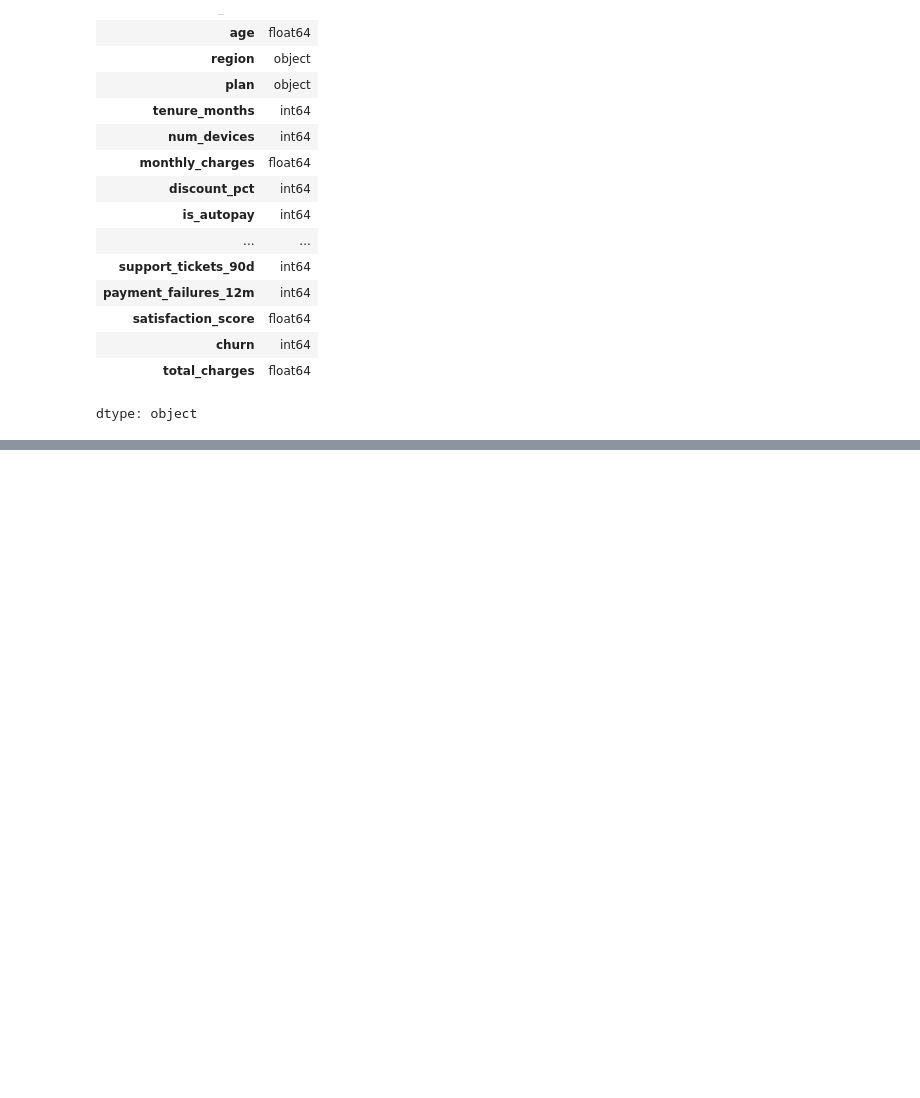
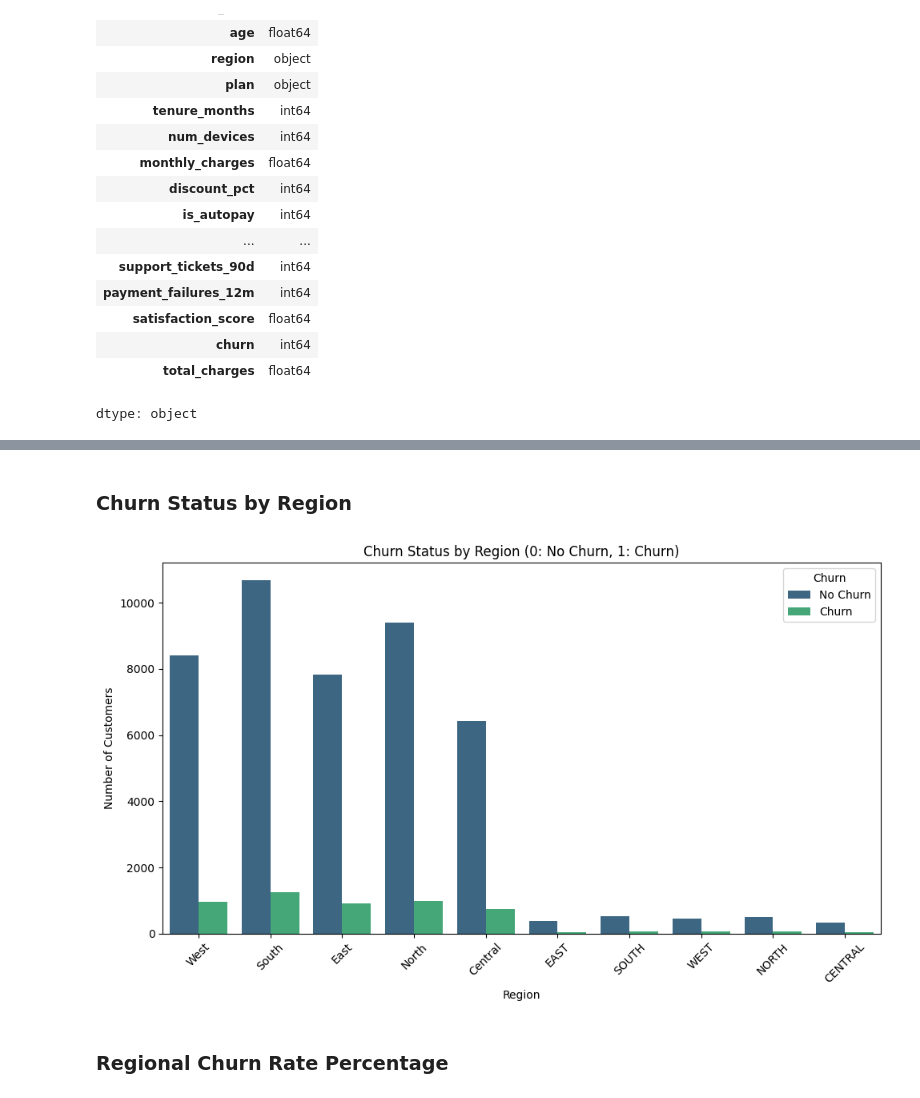
Before and after one commit to kxrrym03/Telecom-Customer-Churn, a Jupyter notebook: Telecom_Subscription.ipynb, the cells around one changed output, grey strips where cells are left out. Drawn from its saved outputs; the diff is of its cells as text; code cells hidden in the pictures; blank space fills up the shorter version.

```diff
--- a/Telecom_Subscription.ipynb
+++ b/Telecom_Subscription.ipynb
@@ -175,0 +251,16 @@ dtype: object
+# %% [markdown]
+### Churn Status by Region
+# %%
+plt.figure(figsize=(10, 6))
+sns.countplot(data=df, x='region', hue='churn', palette='viridis')
+plt.title('Churn Status by Region (0: No Churn, 1: Churn)')
+plt.xlabel('Region')
+plt.ylabel('Number of Customers')
+plt.xticks(rotation=45)
+plt.legend(title='Churn', labels=['No Churn', 'Churn'])
+plt.tight_layout()
+plt.show()
+# %% [output]
+[figure, added]
+# %% [markdown]
+### Regional Churn Rate Percentage
```
Also changed, not shown: parts of 14 cells of this notebook.
